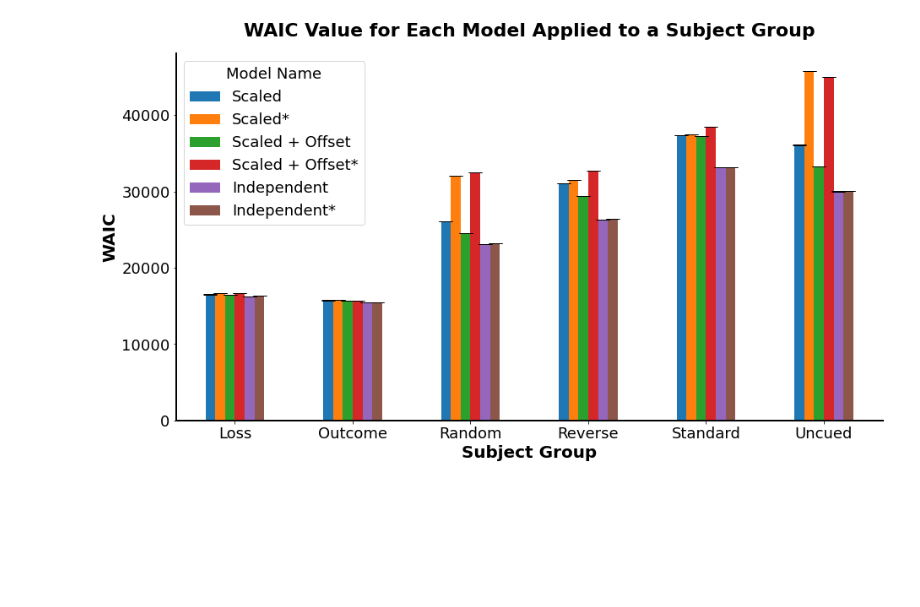
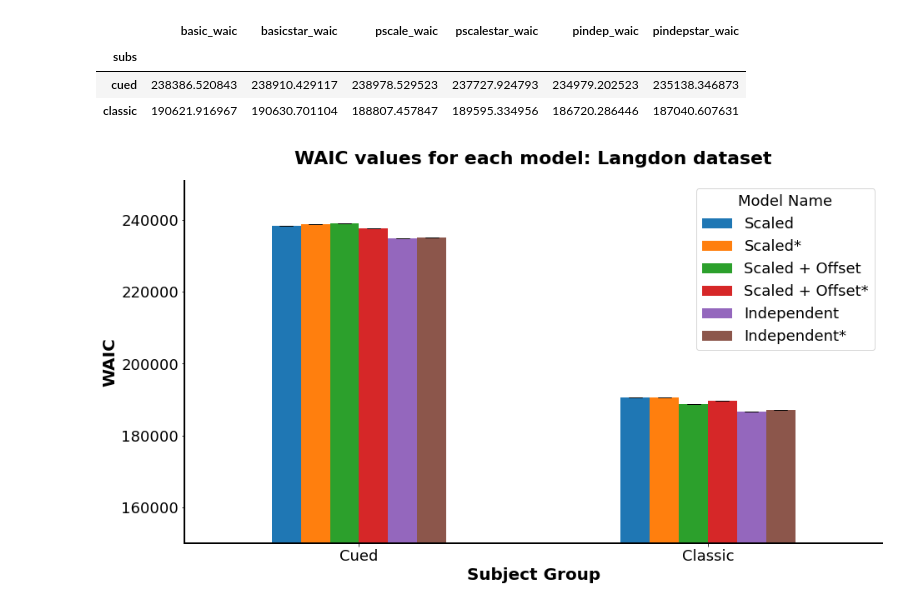
Before and after one commit to deckyblue/sparklyRGT, a Jupyter notebook: Pystan/WAIC/langdon_waic_graph.ipynb, the cells around one changed output. Saved outputs shown, nothing was run; the diff lists cells and outputs as text; code cells hidden in the pictures; blank space fills up the shorter version.

Commit message:
examined Langdon WAIC
also pushed model run .py file and nc file for the 2000 iterations model, which I forgot to do in last push

```diff
--- a/Pystan/WAIC/langdon_waic_graph.ipynb
+++ b/Pystan/WAIC/langdon_waic_graph.ipynb
@@ -140,27 +132,36 @@ waic_df_se
+# %%
+waic_df_values
+# %% [output]
+|  | basic_waic | basicstar_waic | pscale_waic | pscalestar_waic | pindep_waic | pindepstar_waic |
+| subs |  |  |  |  |  |  |
+| cued | 238386.520843 | 238910.429117 | 238978.529523 | 237727.924793 | 234979.202523 | 235138.346873 |
+| classic | 190621.916967 | 190630.701104 | 188807.457847 | 189595.334956 | 186720.286446 | 187040.607631 |
 # %%
 sub_groups = ["Cued","Classic"]
 x_pos = np.arange(len(sub_groups))
 
 ax = waic_df_values.plot.bar(rot = 0,
-                        yerr = waic_df_se.values,
                         capsize = 8,
+                        yerr = waic_df_se.values.transpose(),
                         figsize = (15,8))
 plt.rcParams.update({'font.size': 18})
 ax.set_xlabel('Subject Group', fontweight = 'bold', fontsize = 20)
 ax.set_ylabel('WAIC', fontweight = 'bold', fontsize = 20)
 ax.set_xticklabels(sub_groups)
-ax.set_title("WAIC values for each model",
+ax.set_title("WAIC values for each model: Langdon dataset",
              fontweight = 'bold',
              fontsize = 22, pad = 20)
-ax.set_ylim(bottom = 0)
+ax.set_ylim(bottom = 150000)
 ax.spines['right'].set_linewidth(0)
 ax.spines['top'].set_linewidth(0)
 ax.spines['left'].set_linewidth(2)
 ax.spines['bottom'].set_linewidth(2)
 ax.legend(["Scaled", "Scaled*", "Scaled + Offset", "Scaled + Offset*", "Independent", "Independent*"], title = "Model Name")
-plt.savefig('waic_graphic',facecolor = 'white')
+
+
+#plt.savefig('langdon_waic_graphic',facecolor = 'white')
 # %% [output]
-[figure, old version]
+[figure, new version]
 # %%
 waic_df_values["minimum"] = waic_df_values.min(axis = 1)
 # %%
```
Also changed, not shown: parts of 3 cells of this notebook, 6 other files.
